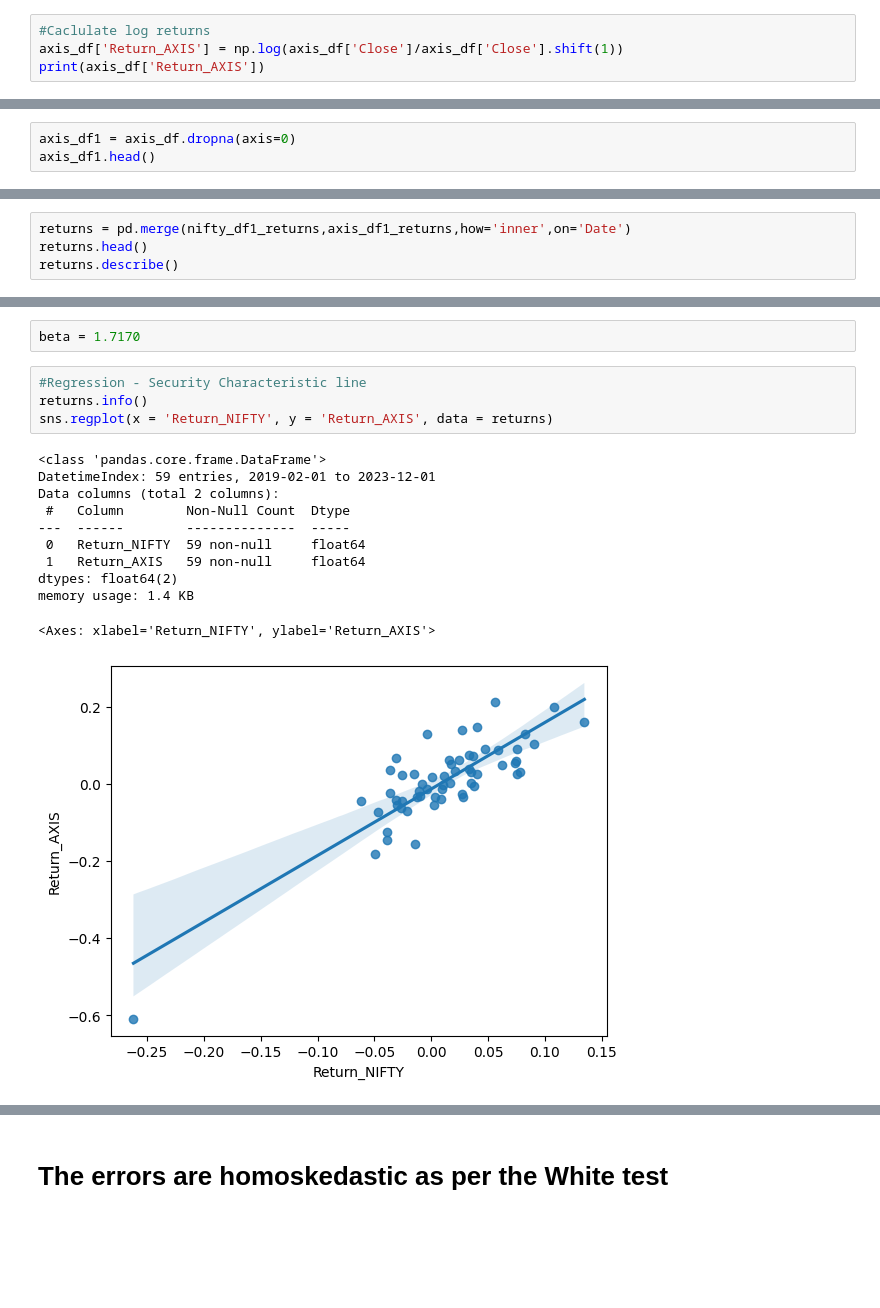
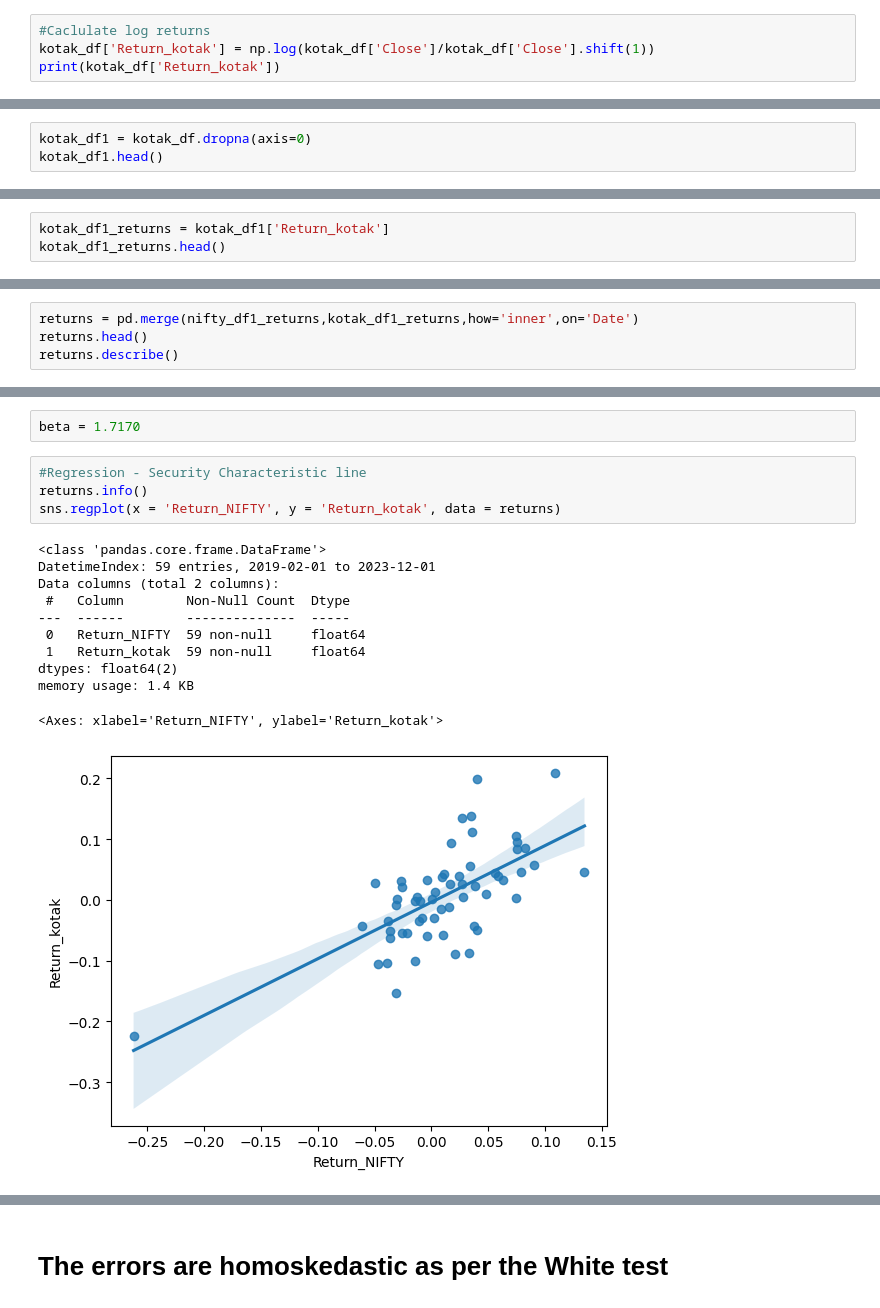
Before and after one commit to Prakharprasun/FMA, a Jupyter notebook: FMAQ1.ipynb, the cells around one changed output, grey strips where cells are left out. Saved outputs shown, nothing was run; the diff lists cells and outputs as text; blank space fills up the shorter version.

```diff
--- a/FMAQ1.ipynb
+++ b/FMAQ1.ipynb
@@ -104,8 +104,8 @@ nifty_df1.head()
 | 2019-06-01 | 39394.640625 | 40312.070312 | 38870.960938 | 39806.859375 | 311500 | -0.008079 |
 # %%
 #Caclulate log returns
-axis_df['Return_AXIS'] = np.log(axis_df['Close']/axis_df['Close'].shift(1))
-print(axis_df['Return_AXIS'])
+kotak_df['Return_kotak'] = np.log(kotak_df['Close']/kotak_df['Close'].shift(1))
+print(kotak_df['Return_kotak'])
 # %% [output]
 Date
 2019-01-01         NaN
@@ -127,4 +127,4 @@ Name: Return_AXIS, dtype: float64
 # %%
-axis_df1 = axis_df.dropna(axis=0)
-axis_df1.head()
+kotak_df1 = kotak_df.dropna(axis=0)
+kotak_df1.head()
 # %% [output]
@@ -160,0 +149,3 @@ dtype: float64
+# %%
+kotak_df1_returns = kotak_df1['Return_kotak']
+kotak_df1_returns.head()
@@ -171,7 +171,7 @@ nifty_df1_returns.head()
 | 2019-06-01 | -0.008079 |
 dtype: float64
 # %%
-returns = pd.merge(nifty_df1_returns,axis_df1_returns,how='inner',on='Date')
+returns = pd.merge(nifty_df1_returns,kotak_df1_returns,how='inner',on='Date')
 returns.head()
 returns.describe()
 # %% [output]
@@ -254,19 +254,19 @@ beta = 1.7170
 # %%
 #Regression - Security Characteristic line
 returns.info()
-sns.regplot(x = 'Return_NIFTY', y = 'Return_AXIS', data = returns)
+sns.regplot(x = 'Return_NIFTY', y = 'Return_kotak', data = returns)
 # %% [output]
 <class 'pandas.core.frame.DataFrame'>
 DatetimeIndex: 59 entries, 2019-02-01 to 2023-12-01
 Data columns (total 2 columns):
  #   Column        Non-Null Count  Dtype
 ---  ------        --------------  -----
  0   Return_NIFTY  59 non-null     float64
- 1   Return_AXIS   59 non-null     float64
+ 1   Return_kotak  59 non-null     float64
 dtypes: float64(2)
 memory usage: 1.4 KB
-<Axes: xlabel='Return_NIFTY', ylabel='Return_AXIS'>
+<Axes: xlabel='Return_NIFTY', ylabel='Return_kotak'>
-[figure, old version]
+[figure, new version]
 # %%
 print('resid', results.resid)
 # %% [output]
```
Also changed, not shown: parts of 18 cells of this notebook.
